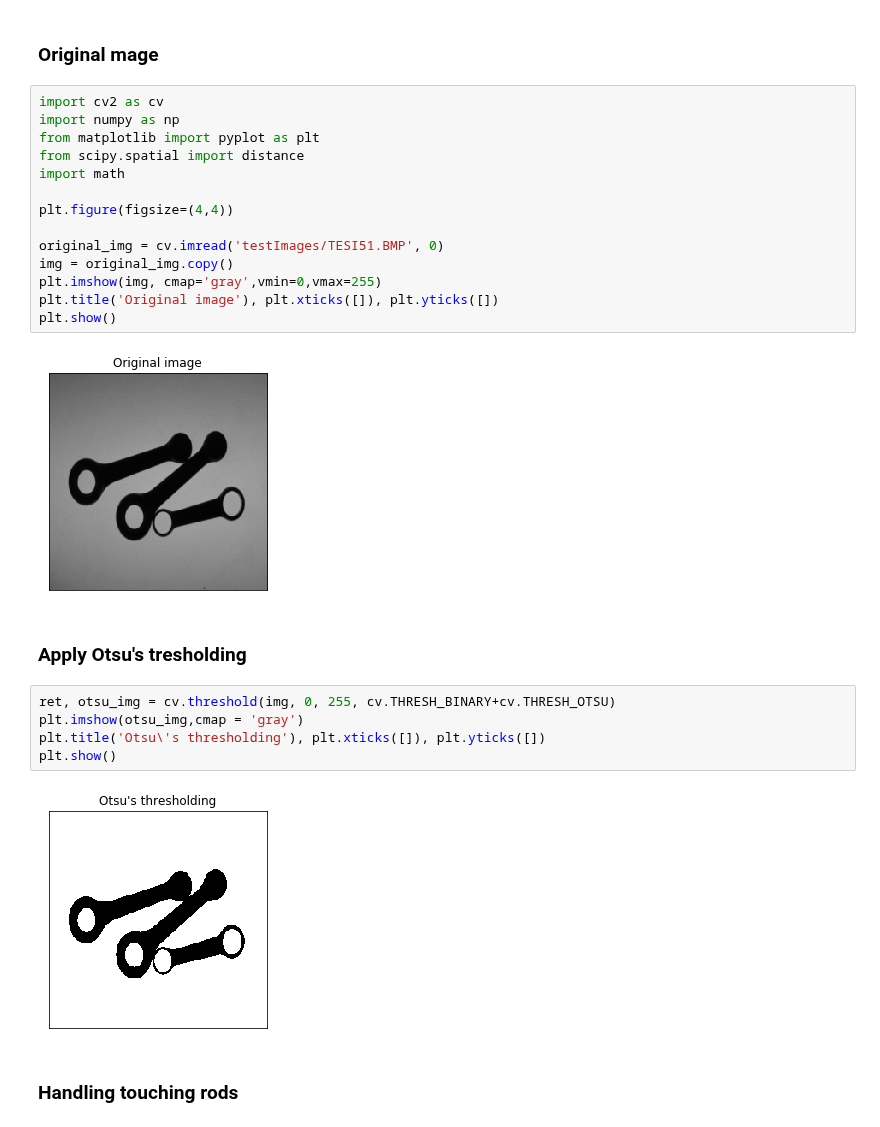
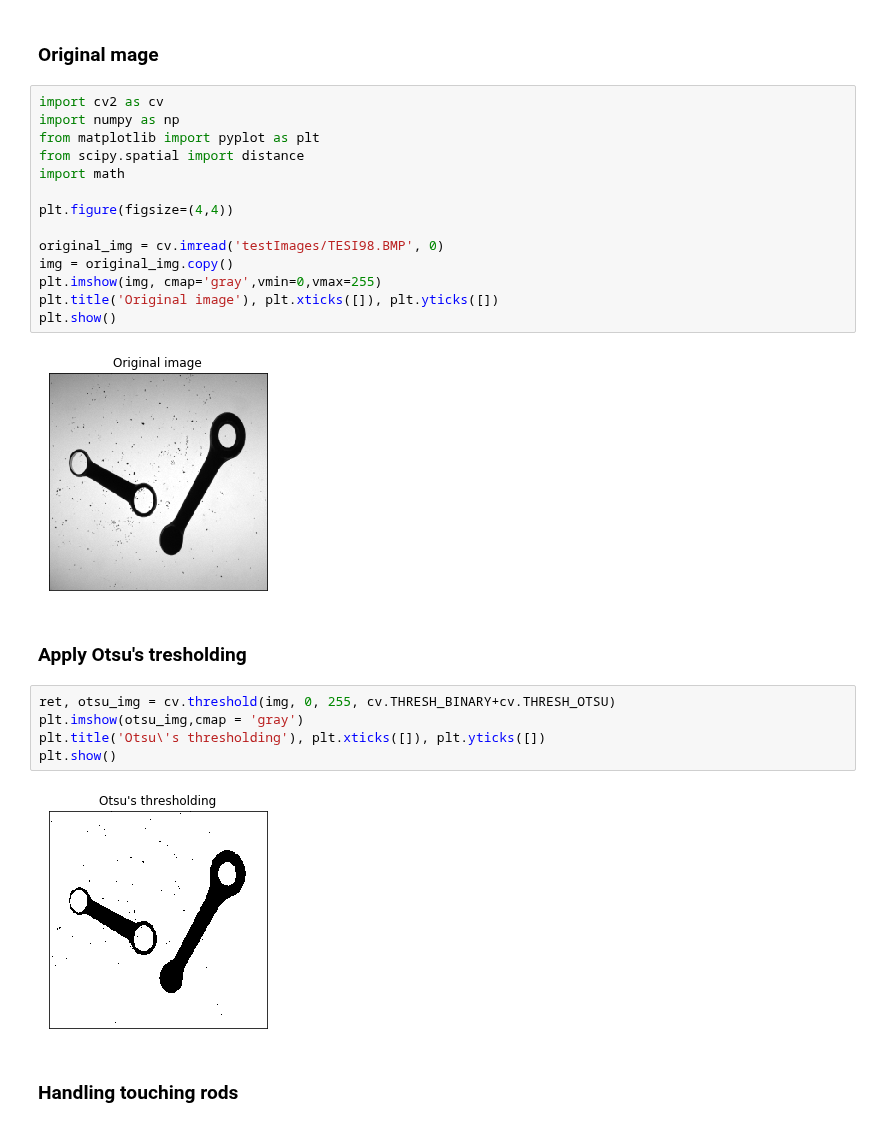
Before and after one commit to pptr3/connecting-rods, a Jupyter notebook: Connecting Rods.ipynb, the cells around one changed output. Cells and saved outputs as stored; diff of their text form.

```diff
--- a/Connecting Rods.ipynb
+++ b/Connecting Rods.ipynb
@@ -103,19 +103,19 @@ def defect_convexity_algorithm(imgf):
 # %%
 import cv2 as cv
 import numpy as np
 from matplotlib import pyplot as plt
 from scipy.spatial import distance
 import math
 
 plt.figure(figsize=(4,4))
 
-original_img = cv.imread('testImages/TESI51.BMP', 0)
+original_img = cv.imread('testImages/TESI98.BMP', 0)
 img = original_img.copy()
 plt.imshow(img, cmap='gray',vmin=0,vmax=255)
 plt.title('Original image'), plt.xticks([]), plt.yticks([])
 plt.show()
 # %% [output]
-[figure, old version]
+[figure, new version]
 # %% [markdown]
 ### Apply Otsu's tresholding
 # %%
@@ -124,7 +124,7 @@ plt.imshow(otsu_img,cmap = 'gray')
 plt.title('Otsu\'s thresholding'), plt.xticks([]), plt.yticks([])
 plt.show()
 # %% [output]
-[figure, old version]
+[figure, new version]
 # %% [markdown]
 ### Handling touching rods
 # %% [markdown]
```
Also changed, not shown: parts of 7 cells of this notebook.
